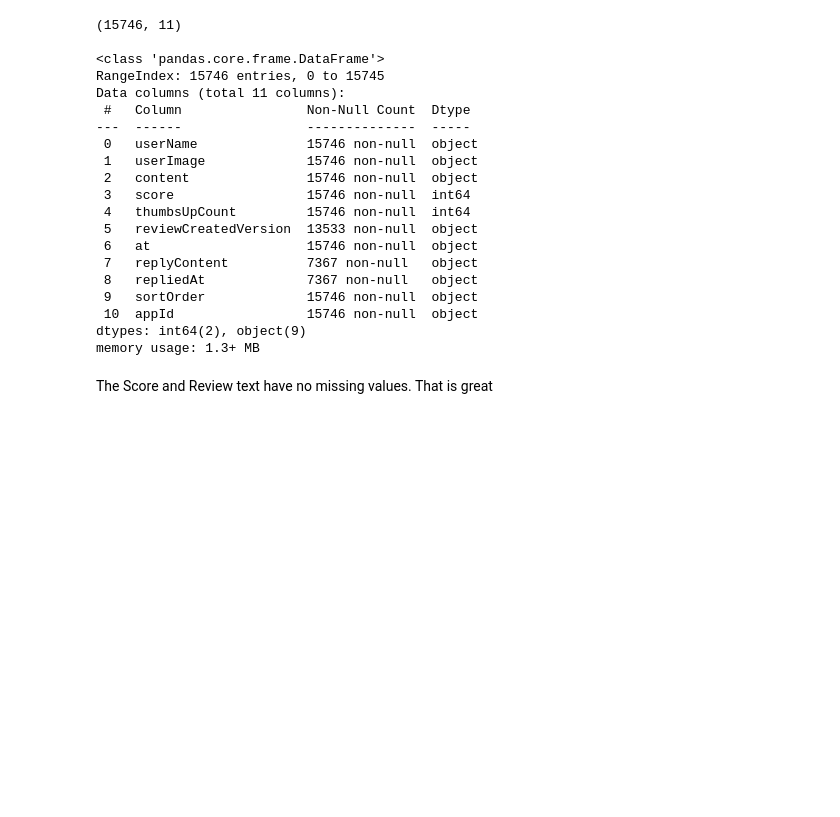
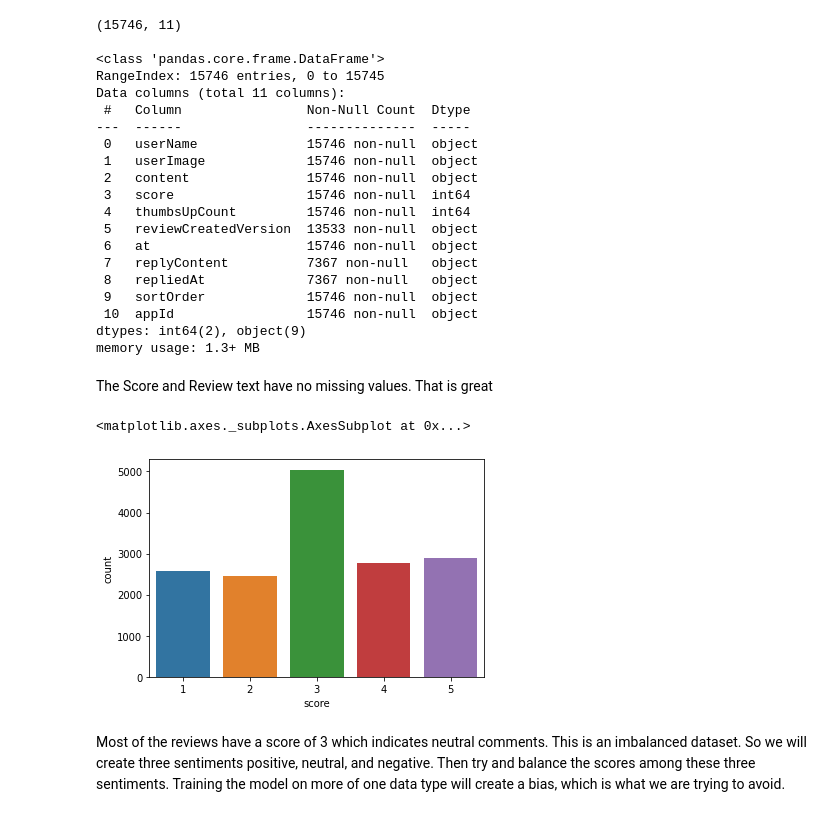
Before and after one commit to Mustafa017/feedback_analysis, a Jupyter notebook: index.ipynb, the cells around one changed output. Cells and saved outputs as stored; diff of their text form; code cells hidden in the pictures; blank space fills up the shorter version.

```diff
--- a/index.ipynb
+++ b/index.ipynb
@@ -71,3 +75,10 @@ dtypes: int64(2), object(9)
 memory usage: 1.3+ MB
 # %% [markdown]
 The Score and Review text have no missing values. That is great
+# %%
+sns.countplot(df.score)
+# %% [output]
+<matplotlib.axes._subplots.AxesSubplot at 0x...>
+[figure, added]
+# %% [markdown]
+Most of the reviews have a score of 3 which indicates neutral comments. This is an imbalanced dataset. So we will create three sentiments positive, neutral, and negative. Then try and balance the scores among these three sentiments. Training the model on more of one data type will create a bias, which is what we are trying to avoid.
```
Also changed, not shown: parts of 22 cells of this notebook.
